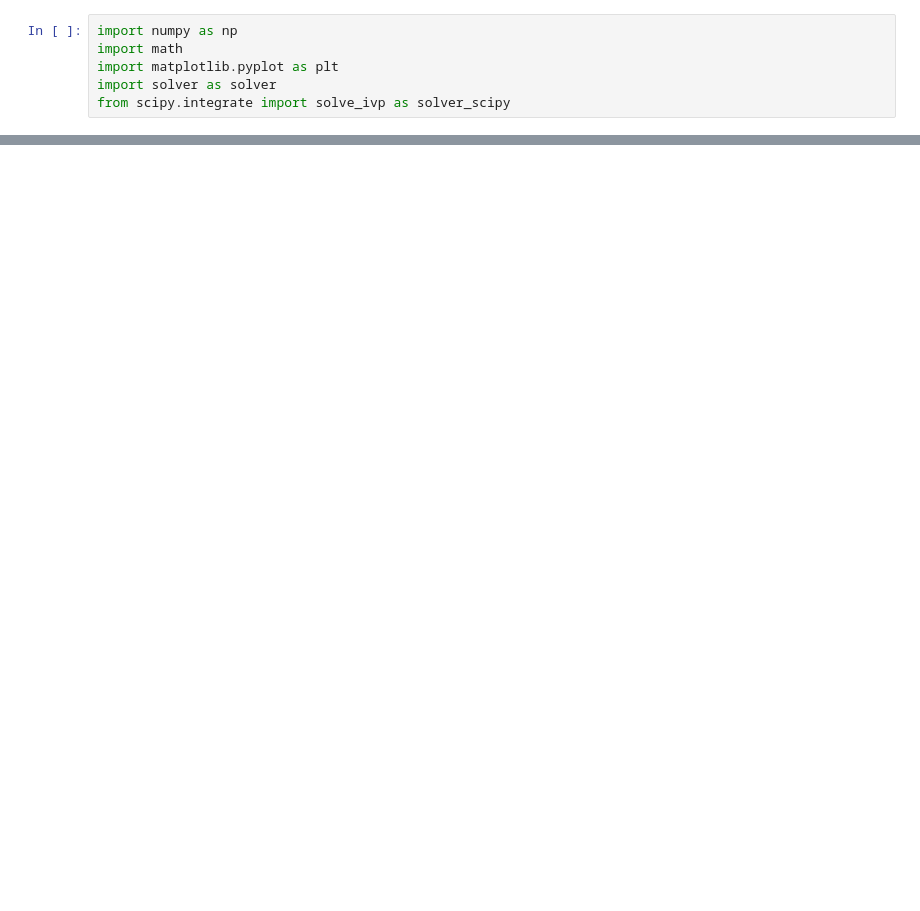
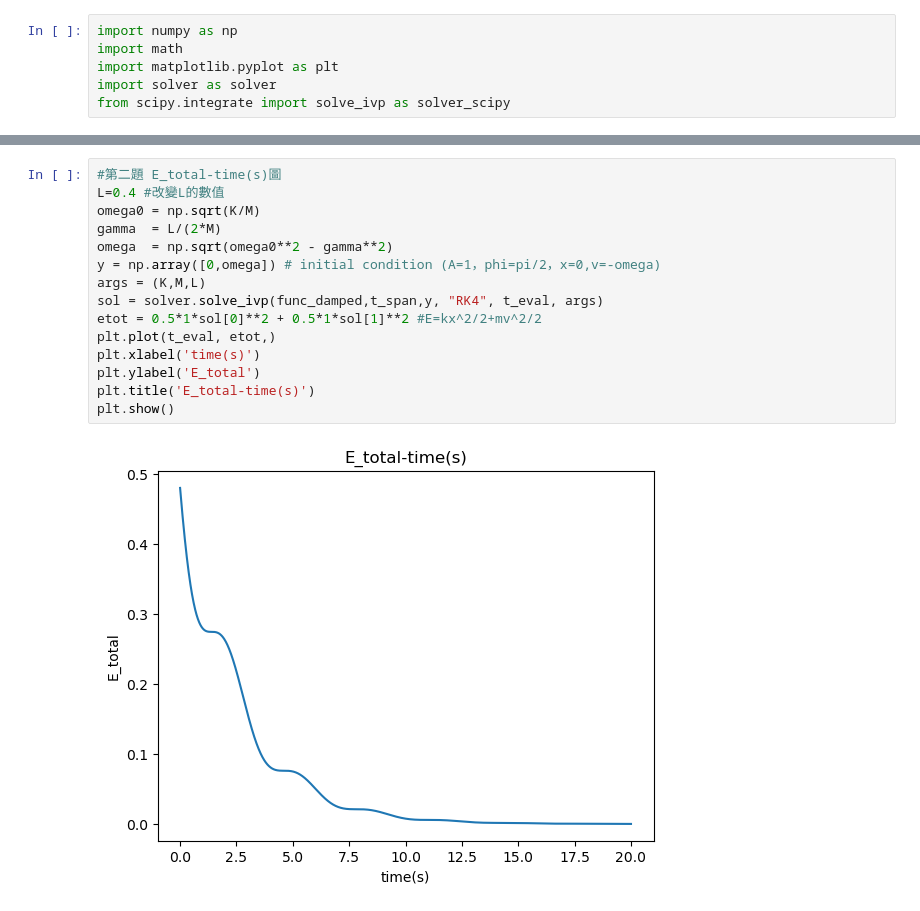
Before and after one commit to Noctis0522/computationalPhysics-112, a Jupyter notebook: project1/project1_HW.ipynb, the cells around one changed output, grey strips where cells are left out. Drawn from its saved outputs; the diff is of its cells as text; blank space fills up the shorter version.

```diff
--- a/project1/project1_HW.ipynb
+++ b/project1/project1_HW.ipynb
@@ -66,0 +108,17 @@ sol = solver.solve_ivp(func_damped,t_span,y, "RK4", t_eval, args)
+# %%
+#第二題 E_total-time(s)圖
+L=0.4 #改變L的數值
+omega0 = np.sqrt(K/M)
+gamma  = L/(2*M)
+omega  = np.sqrt(omega0**2 - gamma**2)
+y = np.array([0,omega]) # initial condition (A=1，phi=pi/2，x=0,v=-omega)
+args = (K,M,L)
+sol = solver.solve_ivp(func_damped,t_span,y, "RK4", t_eval, args)
+etot = 0.5*1*sol[0]**2 + 0.5*1*sol[1]**2 #E=kx^2/2+mv^2/2
+plt.plot(t_eval, etot,)
+plt.xlabel('time(s)')
+plt.ylabel('E_total')
+plt.title('E_total-time(s)')
+plt.show()
+# %% [output]
+[figure, added]
```
Also changed, not shown: parts of 10 cells of this notebook, 3 other files.
